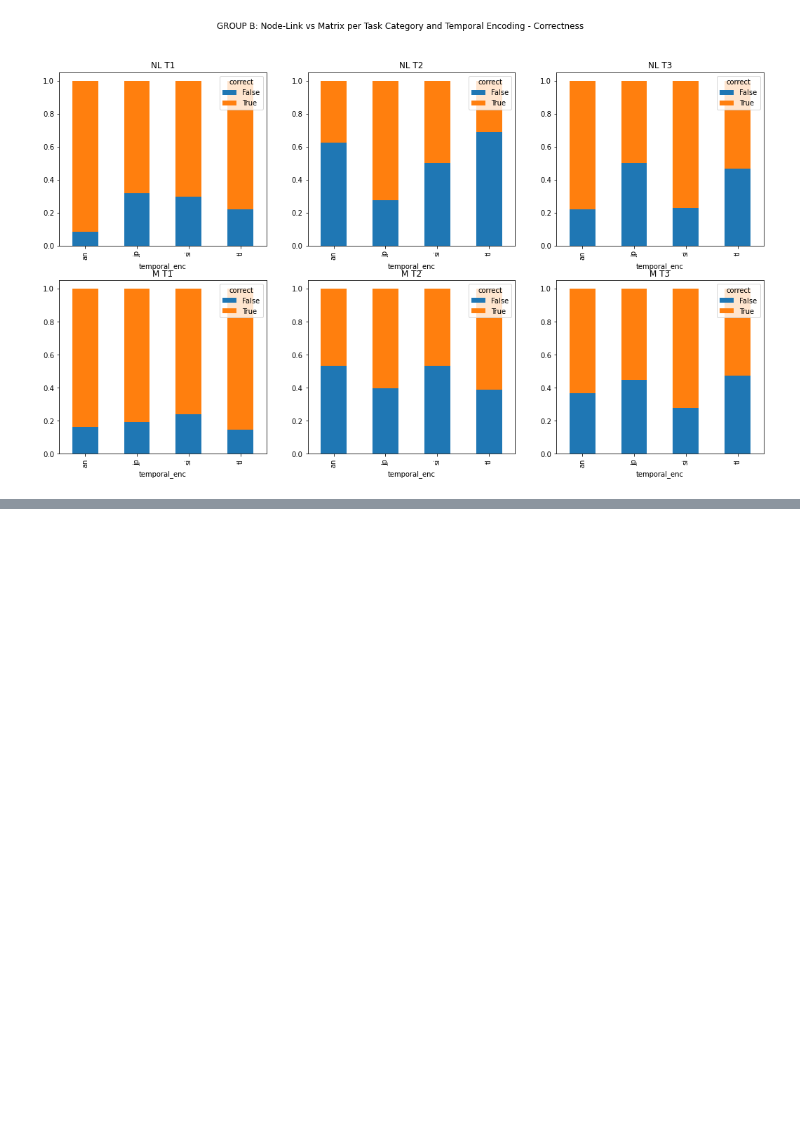
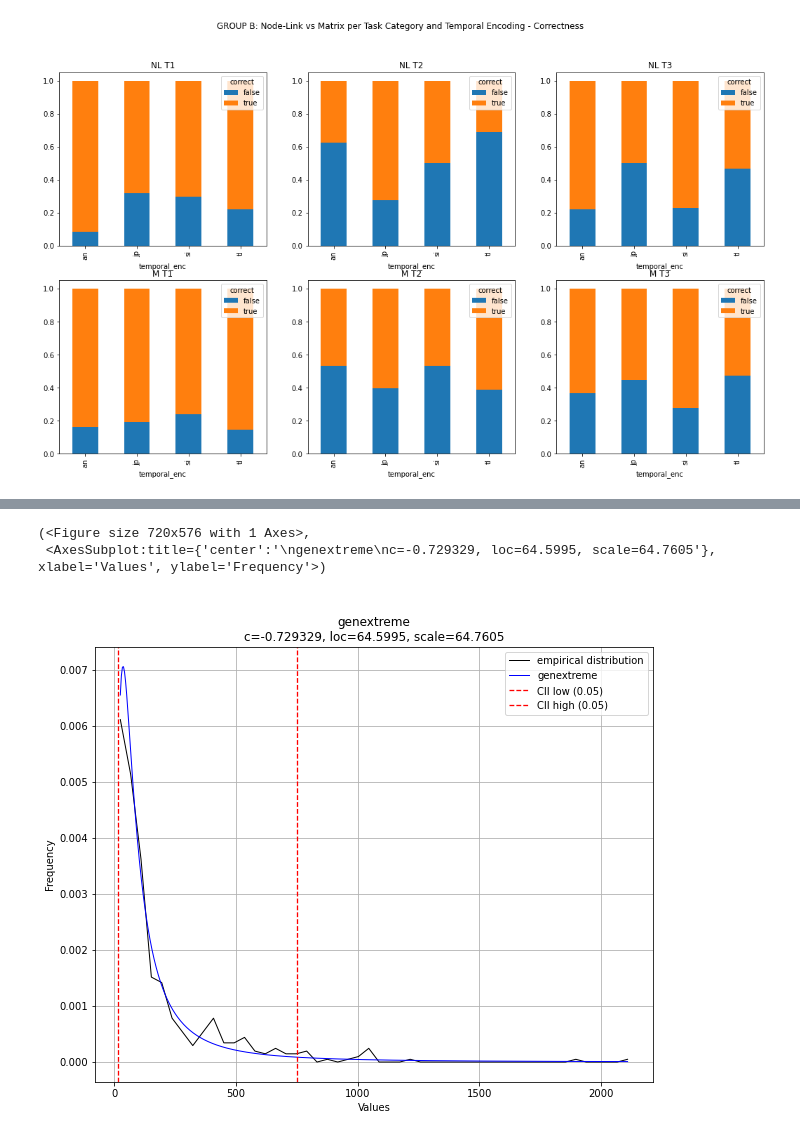
Before and after one commit to velitchko/graph-vis-evaluation-ext, a Jupyter notebook: python/Data Groups.ipynb, the cells around one changed output, grey strips where cells are left out. Cells and saved outputs as stored; diff of their text form; code cells hidden in the pictures; blank space fills up the shorter version.

Commit message:
distfit and box_cox transform

```diff
--- a/python/Data Groups.ipynb
+++ b/python/Data Groups.ipynb
@@ -50,7 +73,7 @@ group_B['network_enc'] = group_B['question'].str.split('_').str[0]
 group_B['task_type'] = group_B['question'].str.split('_').str[1]
 group_B['task_entity'] = group_B['question'].str.split('_').str[2]
 group_B['temporal_enc'] = group_B['question'].str.split('_').str[3]
-
+group_B['correct'] = group_B['correct'].apply(str).str.lower()
 # group_B = group_B.drop(['group', 'question', 'id'], axis='columns')
 
-group_B
+# len(group_B['id'].unique())
@@ -246,0 +658,3 @@ Name: question, dtype: int64
+# %%
+dist1 = distfit(alpha=0.05, stats='RSS')
+dist1.fit_transform(group_B_T3_M['time'],verbose=1)
@@ -246,0 +679,6 @@ Name: question, dtype: int64
+# %%
+dist1.plot(verbose=1)
+# %% [output]
+(<Figure size 720x576 with 1 Axes>,
+ <AxesSubplot:title={'center':'\ngenextreme\nc=-0.729329, loc=64.5995, scale=64.7605'}, xlabel='Values', ylabel='Frequency'>)
+[figure, added]
```
Also changed, not shown: parts of 51 cells of this notebook.
